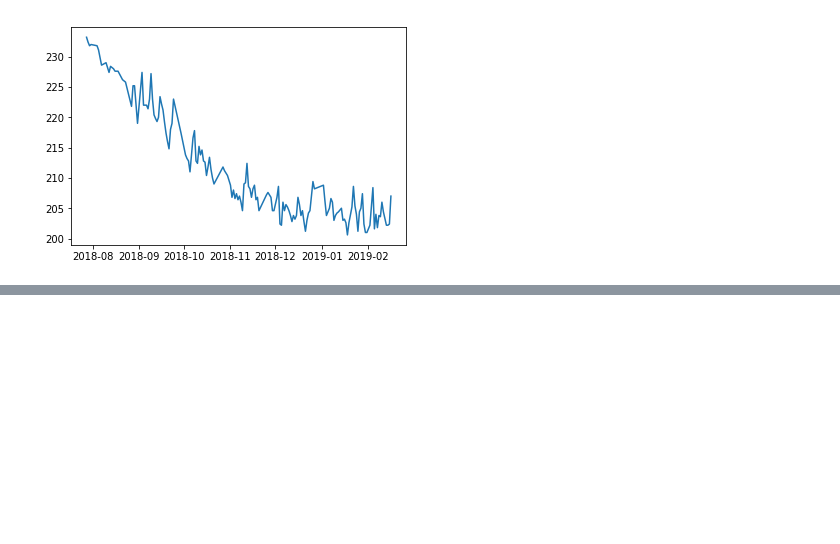
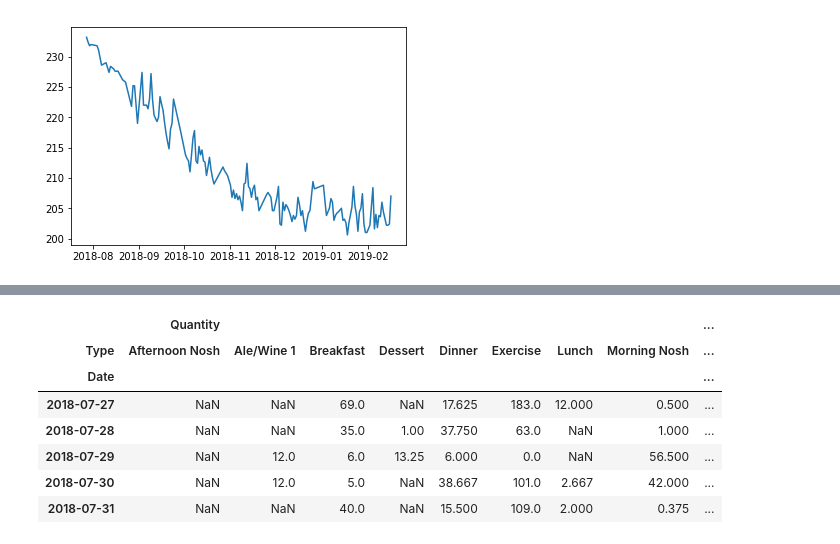
Before and after one commit to arodriguez2018/nutrition_and_activity, a Jupyter notebook: Notebook_analysis.ipynb, the cells around one changed output, grey strips where cells are left out. Drawn from its saved outputs; the diff is of its cells as text; code cells hidden in the pictures; blank space fills up the shorter version.

```diff
--- a/Notebook_analysis.ipynb
+++ b/Notebook_analysis.ipynb
@@ -149,0 +165,7 @@ memory usage: 368.9+ KB
+# %%
+# as datetime
+finaldf['Date'] = pd.to_datetime(finaldf['Date'])
+# set as index
+finaldf.set_index(finaldf['Date'], inplace = True)
+# drop Excess date columns
+finaldf.drop(['Date'], axis=1, inplace=True)
@@ -149,0 +174,2 @@ memory usage: 368.9+ KB
+# %%
+finaldf.sort_index(inplace=True, ascending=True);
@@ -149,0 +178,6 @@ memory usage: 368.9+ KB
+# %%
+finaldf.drop(pd.Timestamp('2018-07-23'), inplace=True)
+finaldf.drop(pd.Timestamp('2018-07-24'), inplace=True)
+finaldf.drop(pd.Timestamp('2018-07-25'), inplace=True)
+finaldf.drop(pd.Timestamp('2018-07-26'), inplace=True)
+finaldf.head(25);
@@ -149,0 +186,8 @@ memory usage: 368.9+ KB
+# %%
+finaldf1 = finaldf.groupby([pd.Grouper(freq='D'), 'Type']).sum()
+
+# AVERAGE BY STOP FOR 7 DAY
+#df_daily_routeswa = df.groupby([pd.Grouper(freq='D'), 'Stop']).sum() # Groups numeric columns by Day then Area, have to use some sort of aggregation
+#ddr_gaswa = df_daily_routeswa.unstack('Stop')['Gas'] # Make column names the areas and filter out API / DT
+#ddr_gaswa['Total'] = ddr_gaswa.sum(axis=1) # Add a total column by adding across rows
+#t181202wa = ddr_gaswa.T
@@ -149,0 +202,12 @@ memory usage: 368.9+ KB
+# %%
+finaldf2 = finaldf1.unstack('Type')
+finaldf2.head()
+# %% [output]
+|  | Quantity |  |  |  |  |  |  |  | ... |
+| Type | Afternoon Nosh | Ale/Wine 1 | Breakfast | Dessert | Dinner | Exercise | Lunch | Morning Nosh | ... |
+| Date |  |  |  |  |  |  |  |  | ... |
+| 2018-07-27 | NaN | NaN | 69.0 | NaN | 17.625 | 183.0 | 12.000 | 0.500 | ... |
+| 2018-07-28 | NaN | NaN | 35.0 | 1.00 | 37.750 | 63.0 | NaN | 1.000 | ... |
+| 2018-07-29 | NaN | 12.0 | 6.0 | 13.25 | 6.000 | 0.0 | NaN | 56.500 | ... |
+| 2018-07-30 | NaN | 12.0 | 5.0 | NaN | 38.667 | 101.0 | 2.667 | 42.000 | ... |
+| 2018-07-31 | NaN | NaN | 40.0 | NaN | 15.500 | 109.0 | 2.000 | 0.375 | ... |
```
Also changed, not shown: parts of 12 cells of this notebook, 1 other file.
